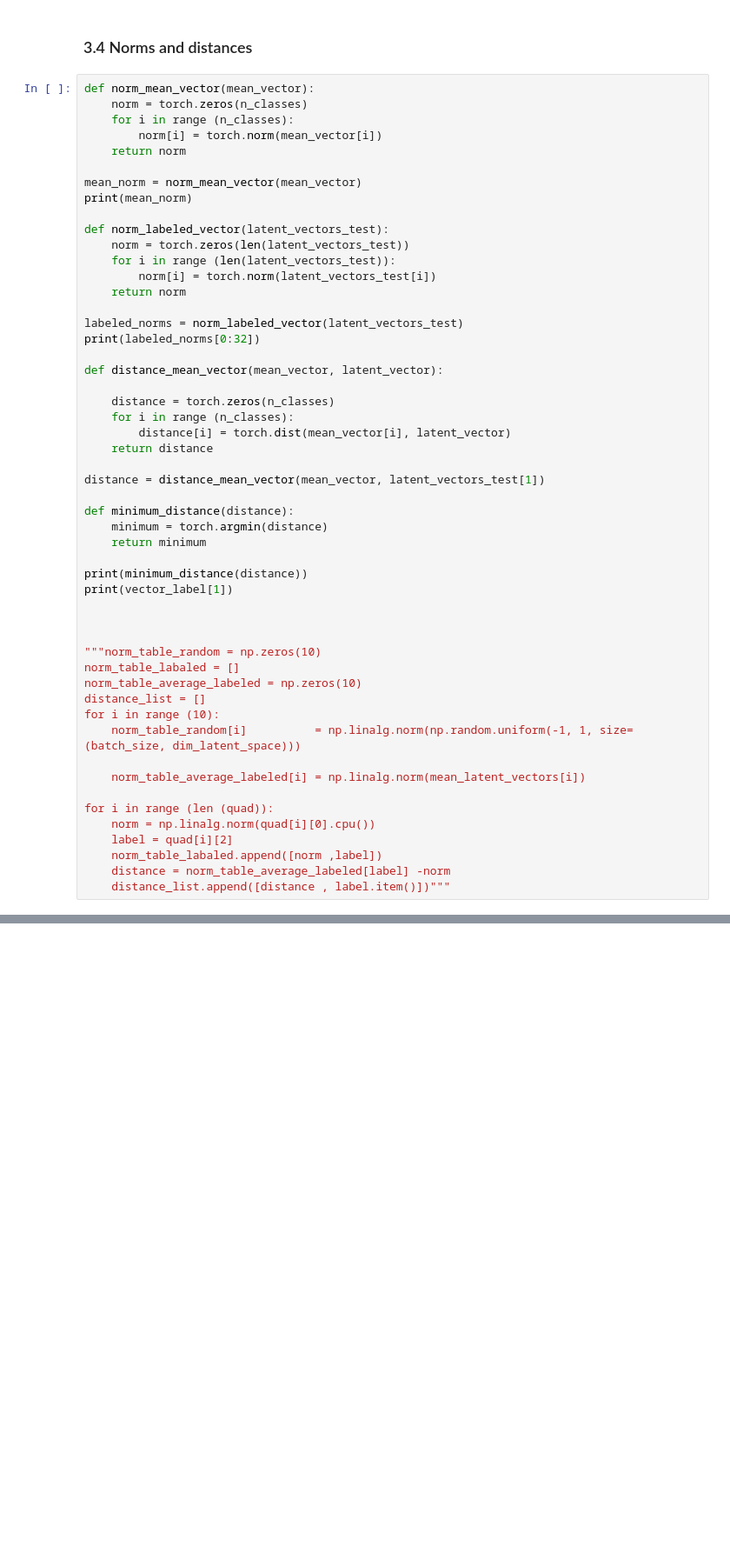
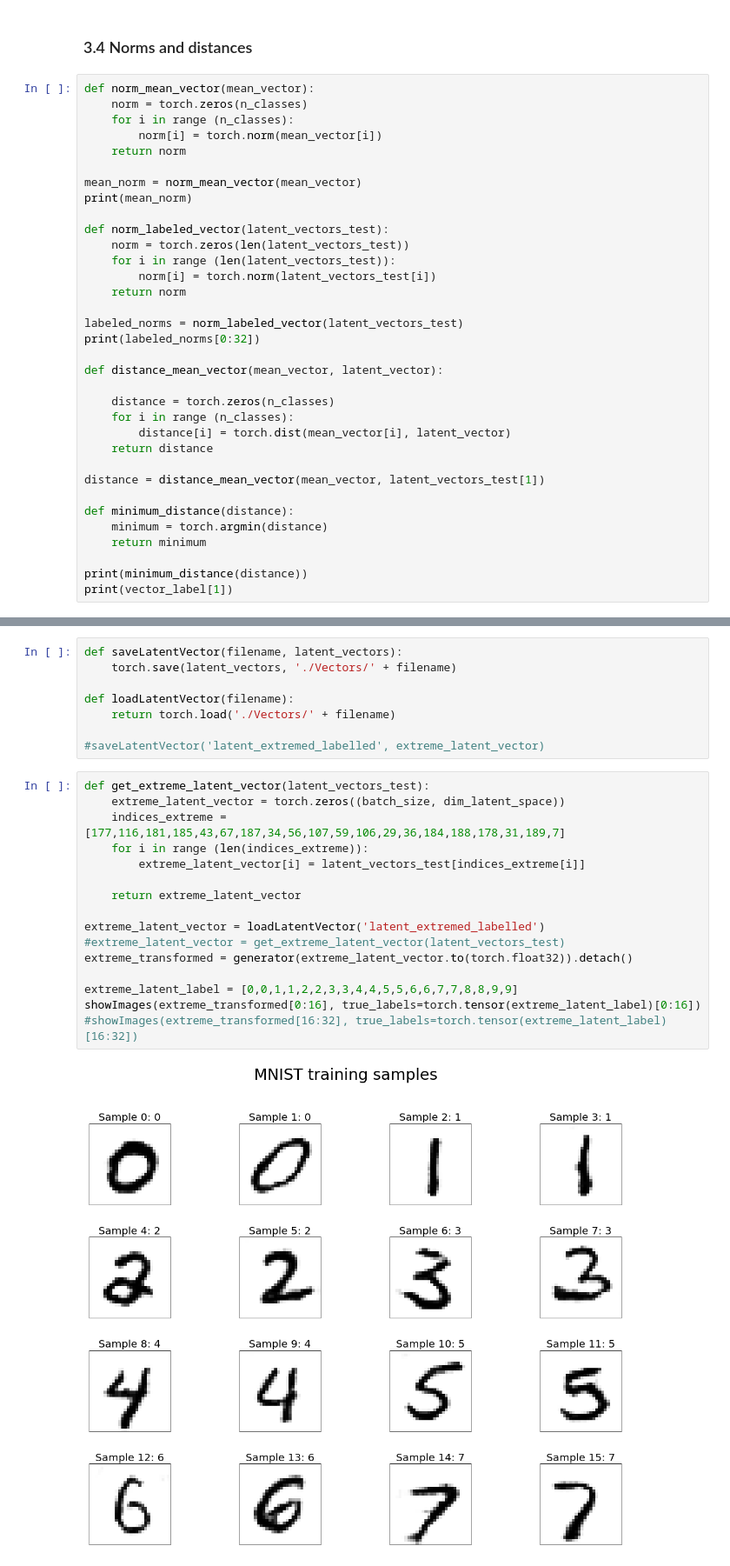
Before and after one commit to PierreRemacle/LINMA2472_P1-, a Jupyter notebook: HW3_from_colab.ipynb, the cells around one changed output, grey strips where cells are left out. Shown at 87% size. Drawn from its saved outputs; the diff is of its cells as text; blank space fills up the shorter version.

```diff
--- a/HW3_from_colab.ipynb
+++ b/HW3_from_colab.ipynb
@@ -1115,22 +1091,4 @@ def minimum_distance(distance):
 
 print(minimum_distance(distance))
 print(vector_label[1])
-
-
-
-"""norm_table_random = np.zeros(10)
-norm_table_labaled = []
-norm_table_average_labeled = np.zeros(10)
-distance_list = []
-for i in range (10):
-    norm_table_random[i]          = np.linalg.norm(np.random.uniform(-1, 1, size=(batch_size, dim_latent_space)))
-
-    norm_table_average_labeled[i] = np.linalg.norm(mean_latent_vectors[i])
-
-for i in range (len (quad)):
-    norm = np.linalg.norm(quad[i][0].cpu())
-    label = quad[i][2]
-    norm_table_labaled.append([norm ,label])
-    distance = norm_table_average_labeled[label] -norm
-    distance_list.append([distance , label.item()])"""
 # %% [output]
@@ -1186,0 +1127,26 @@ print(compare_MDM_CNN(labeled_MDM, vector_label))
+# %%
+def saveLatentVector(filename, latent_vectors):
+    torch.save(latent_vectors, './Vectors/' + filename)
+
+def loadLatentVector(filename):
+    return torch.load('./Vectors/' + filename)
+
+#saveLatentVector('latent_extremed_labelled', extreme_latent_vector)
+# %%
+def get_extreme_latent_vector(latent_vectors_test):
+    extreme_latent_vector = torch.zeros((batch_size, dim_latent_space))
+    indices_extreme = [177,116,181,185,43,67,187,34,56,107,59,106,29,36,184,188,178,31,189,7]
+    for i in range (len(indices_extreme)):
+        extreme_latent_vector[i] = latent_vectors_test[indices_extreme[i]]
+
+    return extreme_latent_vector
+
+extreme_latent_vector = loadLatentVector('latent_extremed_labelled')
+#extreme_latent_vector = get_extreme_latent_vector(latent_vectors_test)
+extreme_transformed = generator(extreme_latent_vector.to(torch.float32)).detach()
+
+extreme_latent_label = [0,0,1,1,2,2,3,3,4,4,5,5,6,6,7,7,8,8,9,9]
+showImages(extreme_transformed[0:16], true_labels=torch.tensor(extreme_latent_label)[0:16])
+#showImages(extreme_transformed[16:32], true_labels=torch.tensor(extreme_latent_label)[16:32])
+# %% [output]
+[figure, added]
```
Also changed, not shown: parts of 17 cells of this notebook, 2 other files.
